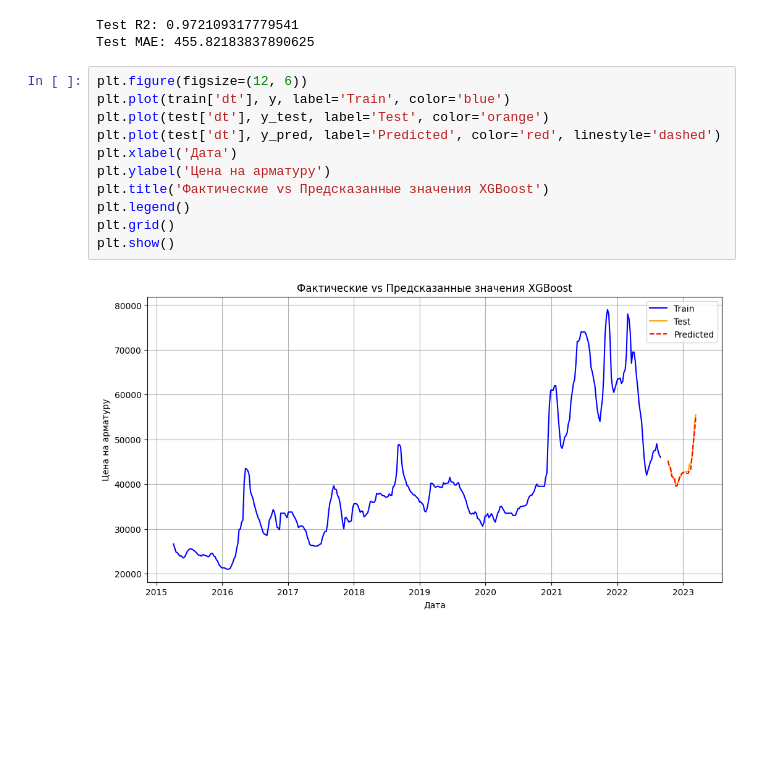
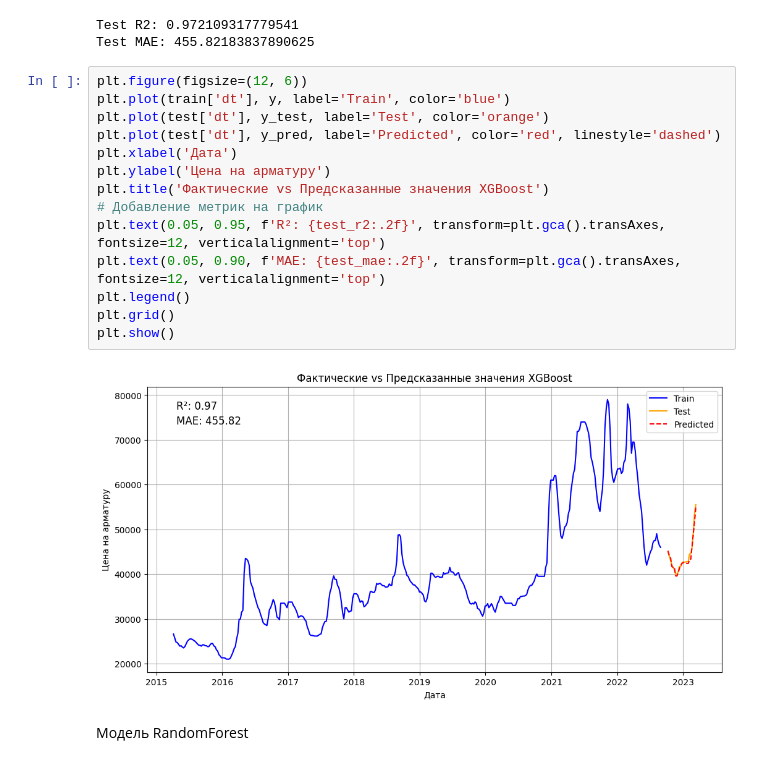
Before and after one commit to pogodaa/tretiy_intensiv, a Jupyter notebook: main.ipynb, the cells around one changed output. Saved outputs shown, nothing was run; the diff lists cells and outputs as text; blank space fills up the shorter version.

```diff
--- a/main.ipynb
+++ b/main.ipynb
@@ -299,13 +303,18 @@ Test MAE: 455.82183837890625
 # %%
 plt.figure(figsize=(12, 6))
 plt.plot(train['dt'], y, label='Train', color='blue')
 plt.plot(test['dt'], y_test, label='Test', color='orange')
 plt.plot(test['dt'], y_pred, label='Predicted', color='red', linestyle='dashed')
 plt.xlabel('Дата')
 plt.ylabel('Цена на арматуру')
 plt.title('Фактические vs Предсказанные значения XGBoost')
+# Добавление метрик на график
+plt.text(0.05, 0.95, f'R²: {test_r2:.2f}', transform=plt.gca().transAxes, fontsize=12, verticalalignment='top')
+plt.text(0.05, 0.90, f'MAE: {test_mae:.2f}', transform=plt.gca().transAxes, fontsize=12, verticalalignment='top')
 plt.legend()
 plt.grid()
 plt.show()
 # %% [output]
-[figure, old version]
+[figure, new version]
+# %% [markdown]
+Модель RandomForest
```
Also changed, not shown: parts of 8 cells of this notebook, 3 other files.
